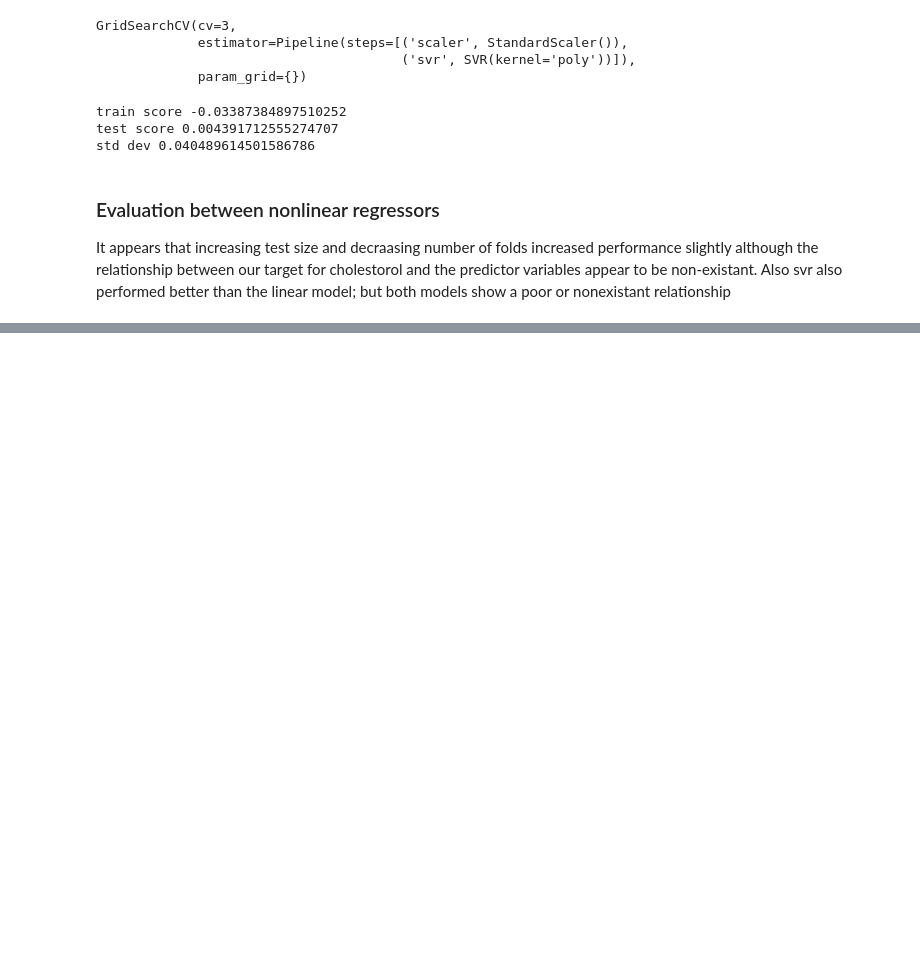
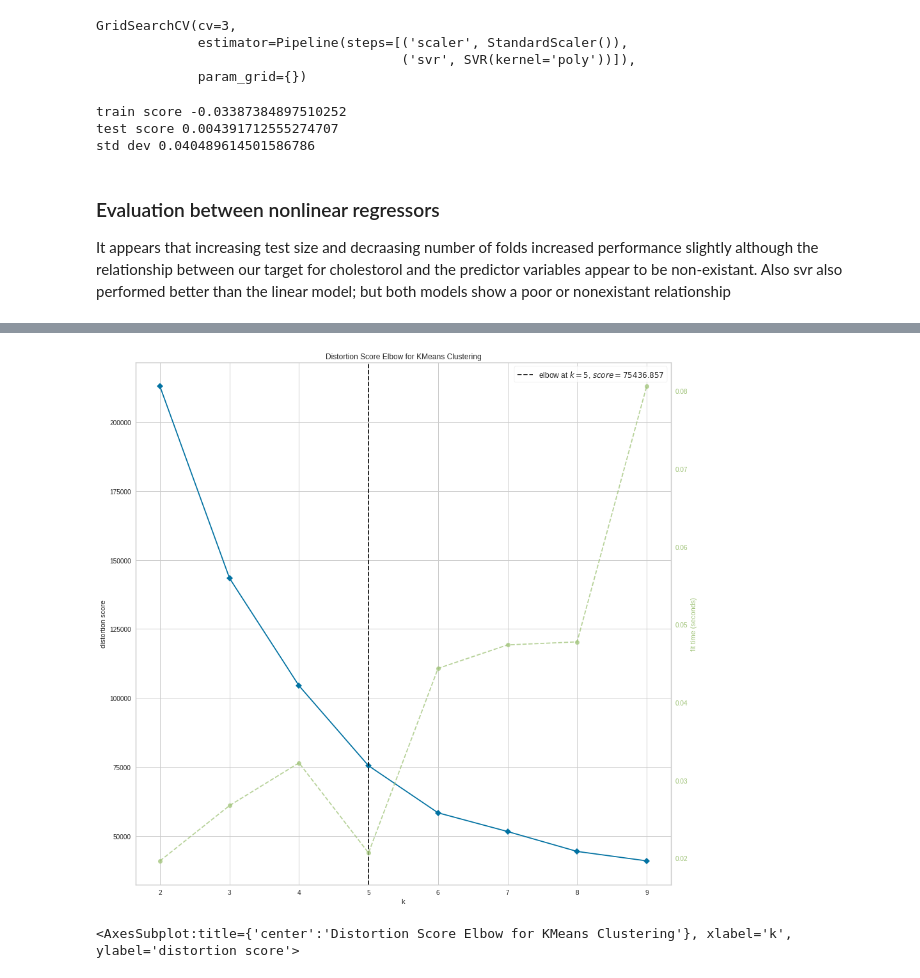
Before and after one commit to willkchan/Practice-ML-Models, a Jupyter notebook: notebook.ipynb, the cells around one changed output, grey strips where cells are left out. Saved outputs shown, nothing was run; the diff lists cells and outputs as text; code cells hidden in the pictures; blank space fills up the shorter version.

Commit message:
add clustering segment

```diff
--- a/notebook.ipynb
+++ b/notebook.ipynb
@@ -451,0 +489,11 @@ than the linear model; but both models show a poor or nonexistant relationship
+# %%
+def impute_spending_group(spending_score):
+    if spending_score <= 35:
+        return 'low'
+    if spending_score > 35 and spending_score <= 65:
+        return 'medium'
+    if spending_score > 65:
+        return 'high'
+
+customer['SpendingGroup'] = customer['SpendingScore'].apply(impute_spending_group)
+display(customer)
@@ -451,0 +514,8 @@ than the linear model; but both models show a poor or nonexistant relationship
+# %%
+processor = Pipeline([
+    ('processing', ColumnTransformer([('gender_enc', OrdinalEncoder(), ['Gender']),
+                                      ('spending_group_encoder', OrdinalEncoder(categories=[['low', 'medium', 'high']]), ['SpendingGroup']),
+                                      ], remainder='passthrough')),
+])
+
+processor
@@ -451,0 +533,16 @@ than the linear model; but both models show a poor or nonexistant relationship
+# %%
+X = processor.fit_transform(customer)
+# %%
+# apply k_means clustering
+
+km = KMeans(random_state=42)
+# %%
+plt.figure(figsize=(15,15))
+
+# run kmeans from k values 2 to 10
+elbow_visualizer = KElbowVisualizer(km, k=(2,10))
+elbow_visualizer.fit(X)
+elbow_visualizer.show()
+# %% [output]
+[figure, added]
+<AxesSubplot:title={'center':'Distortion Score Elbow for KMeans Clustering'}, xlabel='k', ylabel='distortion score'>
```
Also changed, not shown: parts of 15 cells of this notebook, 1 other file.
